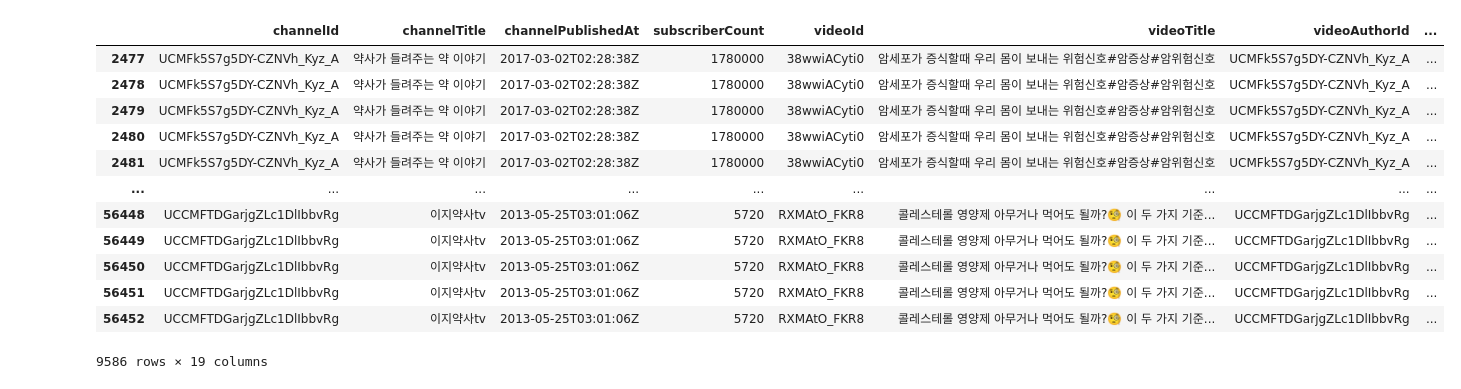
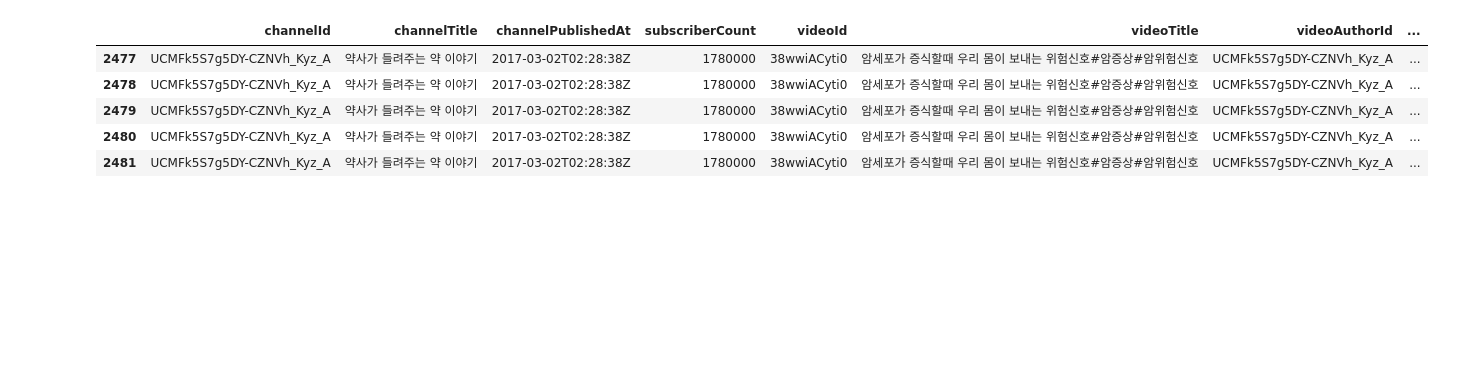
Before and after one commit to arkwith7/aSSIST_DM1, a Jupyter notebook: 99_data_analysis/분석.ipynb, the cells around one changed output. Drawn from its saved outputs; the diff is of its cells as text; code cells hidden in the pictures; blank space fills up the shorter version.

```diff
--- a/99_data_analysis/분석.ipynb
+++ b/99_data_analysis/분석.ipynb
@@ -32,29 +32,22 @@ video_view_counts = data.groupby(['channelId', 'videoId', 'videoTitle']).agg(
 # %%
 # Get top 5 most viewed videos for each channel
 top_videos = video_view_counts.sort_values(by='viewCount', ascending=False).groupby('channelId').head(5)
 
 # Filter the original data to include only comments from the top videos
 top_video_comments = data[data['videoId'].isin(top_videos['videoId'])]
 
 # Display the statistics in a table format
-from IPython.display import display
-display(top_video_comments)
+# from IPython.display import display
+# display(top_video_comments)
 
-# top_video_comments.head()
+top_video_comments.head()
 # %% [output]
 |  | channelId | channelTitle | channelPublishedAt | subscriberCount | videoId | videoTitle | videoAuthorId | ... |
 | 2477 | UCMFk5S7g5DY-CZNVh_Kyz_A | 약사가 들려주는 약 이야기 | 2017-03-02T02:28:38Z | 1780000 | 38wwiACyti0 | 암세포가 증식할때 우리 몸이 보내는 위험신호#암증상#암위험신호 | UCMFk5S7g5DY-CZNVh_Kyz_A | ... |
 | 2478 | UCMFk5S7g5DY-CZNVh_Kyz_A | 약사가 들려주는 약 이야기 | 2017-03-02T02:28:38Z | 1780000 | 38wwiACyti0 | 암세포가 증식할때 우리 몸이 보내는 위험신호#암증상#암위험신호 | UCMFk5S7g5DY-CZNVh_Kyz_A | ... |
 | 2479 | UCMFk5S7g5DY-CZNVh_Kyz_A | 약사가 들려주는 약 이야기 | 2017-03-02T02:28:38Z | 1780000 | 38wwiACyti0 | 암세포가 증식할때 우리 몸이 보내는 위험신호#암증상#암위험신호 | UCMFk5S7g5DY-CZNVh_Kyz_A | ... |
 | 2480 | UCMFk5S7g5DY-CZNVh_Kyz_A | 약사가 들려주는 약 이야기 | 2017-03-02T02:28:38Z | 1780000 | 38wwiACyti0 | 암세포가 증식할때 우리 몸이 보내는 위험신호#암증상#암위험신호 | UCMFk5S7g5DY-CZNVh_Kyz_A | ... |
 | 2481 | UCMFk5S7g5DY-CZNVh_Kyz_A | 약사가 들려주는 약 이야기 | 2017-03-02T02:28:38Z | 1780000 | 38wwiACyti0 | 암세포가 증식할때 우리 몸이 보내는 위험신호#암증상#암위험신호 | UCMFk5S7g5DY-CZNVh_Kyz_A | ... |
-| ... | ... | ... | ... | ... | ... | ... | ... | ... |
-| 56448 | UCCMFTDGarjgZLc1DlIbbvRg | 이지약사tv | 2013-05-25T03:01:06Z | 5720 | RXMAtO_FKR8 | 콜레스테롤 영양제 아무거나 먹어도 될까?🧐 이 두 가지 기준... | UCCMFTDGarjgZLc1DlIbbvRg | ... |
-| 56449 | UCCMFTDGarjgZLc1DlIbbvRg | 이지약사tv | 2013-05-25T03:01:06Z | 5720 | RXMAtO_FKR8 | 콜레스테롤 영양제 아무거나 먹어도 될까?🧐 이 두 가지 기준... | UCCMFTDGarjgZLc1DlIbbvRg | ... |
-| 56450 | UCCMFTDGarjgZLc1DlIbbvRg | 이지약사tv | 2013-05-25T03:01:06Z | 5720 | RXMAtO_FKR8 | 콜레스테롤 영양제 아무거나 먹어도 될까?🧐 이 두 가지 기준... | UCCMFTDGarjgZLc1DlIbbvRg | ... |
-| 56451 | UCCMFTDGarjgZLc1DlIbbvRg | 이지약사tv | 2013-05-25T03:01:06Z | 5720 | RXMAtO_FKR8 | 콜레스테롤 영양제 아무거나 먹어도 될까?🧐 이 두 가지 기준... | UCCMFTDGarjgZLc1DlIbbvRg | ... |
-| 56452 | UCCMFTDGarjgZLc1DlIbbvRg | 이지약사tv | 2013-05-25T03:01:06Z | 5720 | RXMAtO_FKR8 | 콜레스테롤 영양제 아무거나 먹어도 될까?🧐 이 두 가지 기준... | UCCMFTDGarjgZLc1DlIbbvRg | ... |
-9586 rows × 19 columns
 # %%
 # 한국어 불용어 리스트
 stop_words  = set([
```
Also changed, not shown: parts of 5 cells of this notebook.
